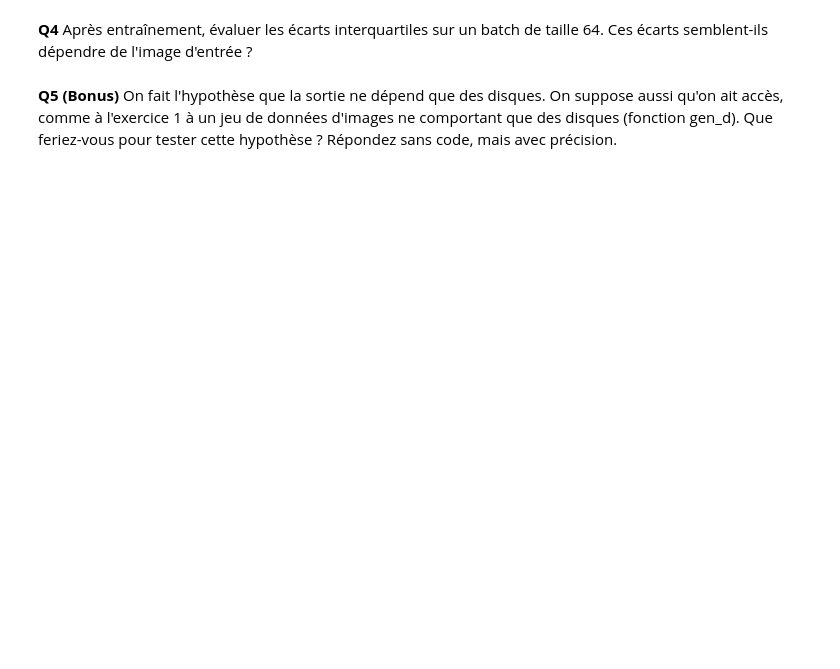
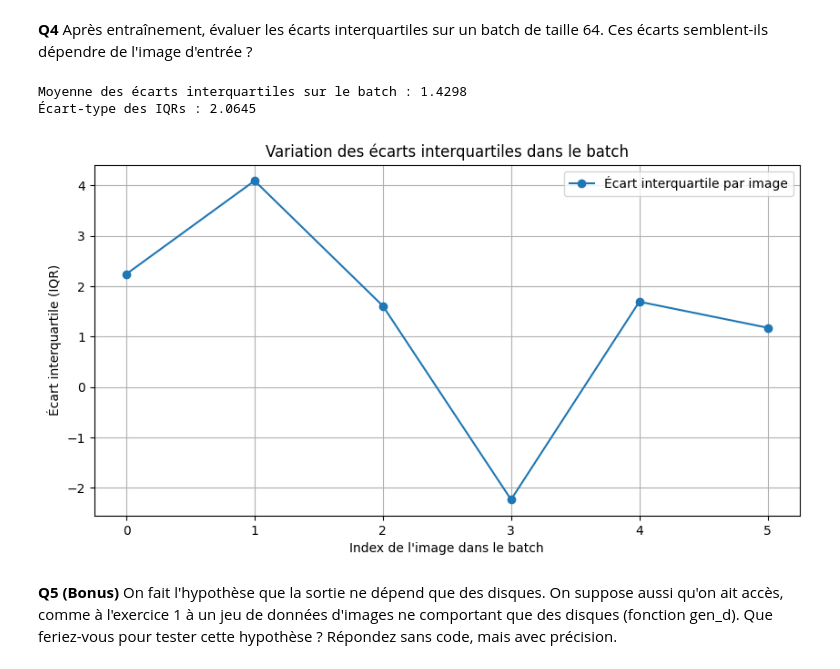
Before and after one commit to nouhalahyen/exam_2025_session2, a Jupyter notebook: notebooks/exercices_session2.ipynb, the cells around one changed output. Saved outputs shown, nothing was run; the diff lists cells and outputs as text; code cells hidden in the pictures; blank space fills up the shorter version.

```diff
--- a/notebooks/exercices_session2.ipynb
+++ b/notebooks/exercices_session2.ipynb
@@ -264,4 +279,47 @@ print("Training completed!")
 # %% [markdown]
 **Q4** Après entraînement, évaluer les écarts interquartiles sur un batch de taille 64. Ces écarts semblent-ils dépendre de l'image d'entrée ?
+# %%
+
+
+# Ensure the batch size is correct
+batch_size = 64
+
+# Fetch a batch of test data
+data, target = next(iter(loader))  # test_loader must be properly defined
+data, target = data.to(device), target.to(device)
+
+# Keep only the first 64 samples if the batch is larger
+data, target = data[:batch_size], target[:batch_size]
+
+# Model prediction (without gradient calculation)
+with torch.no_grad():
+    outputs = model(data)  # Shape: [batch_size, 3] -> [Q1, Median, Q3]
+
+# Extract quartiles
+Q1, Q2, Q3 = outputs[:, 0], outputs[:, 1], outputs[:, 2]
+
+# Compute IQR (Interquartile Range)
+IQR = Q3 - Q1  # Shape: [batch_size]
+
+# Convert to CPU for processing if needed
+IQR_np = IQR.cpu().numpy()
+
+# Display statistics
+print(f"Moyenne des écarts interquartiles sur le batch : {IQR.mean().item():.4f}")
+print(f"Écart-type des IQRs : {IQR.std().item():.4f}")
+
+# Plot IQR variations per image
+plt.figure(figsize=(10, 5))
+plt.plot(range(len(IQR_np)), IQR_np, marker='o', linestyle='-', label='Écart interquartile par image')
+plt.xlabel("Index de l'image dans le batch")
+plt.ylabel("Écart interquartile (IQR)")
+plt.title("Variation des écarts interquartiles dans le batch")
+plt.legend()
+plt.grid()
+plt.show()
+# %% [output]
+Moyenne des écarts interquartiles sur le batch : 1.4298
+Écart-type des IQRs : 2.0645
+[figure, added]
 # %% [markdown]
 **Q5 (Bonus)** On fait l'hypothèse que la sortie ne dépend que des disques. On suppose aussi qu'on ait accès, comme à l'exercice 1 à un jeu de données d'images ne comportant que des disques (fonction gen_d). Que feriez-vous pour tester cette hypothèse ? Répondez sans code, mais avec précision.
```
Also changed, not shown: parts of 8 cells of this notebook.
